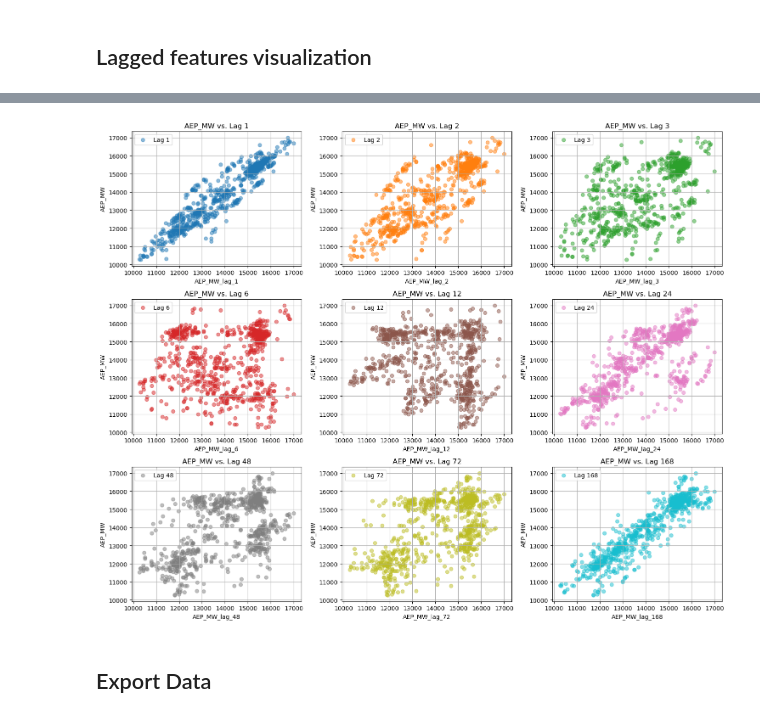
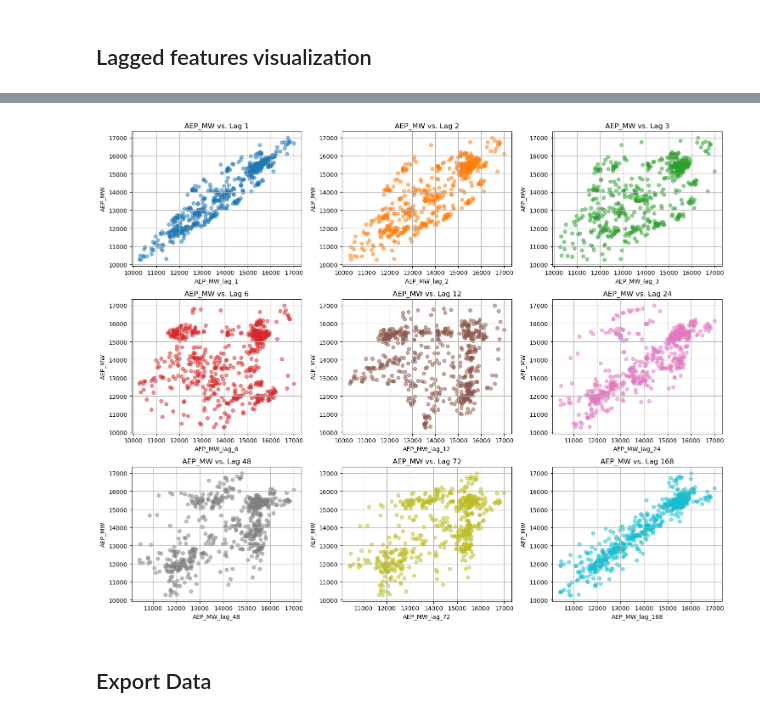
Before and after one commit to rubitopato/ML2_Practice, a Jupyter notebook: ML2_Project/modelo_normal/preprocessing.ipynb, the cells around one changed output, grey strips where cells are left out. Saved outputs shown, nothing was run; the diff lists cells and outputs as text; code cells hidden in the pictures.

```diff
--- a/ML2_Project/modelo_normal/preprocessing.ipynb
+++ b/ML2_Project/modelo_normal/preprocessing.ipynb
@@ -70,6 +70,7 @@ Summary Statistics:
 # %%
 data['Datetime'] = pd.to_datetime(data['Datetime'], format='%Y-%m-%d %H:%M:%S', errors='coerce')
 data.dropna(subset=['Datetime'], inplace=True)  # Drop rows with invalid dates
+data.sort_values(by='Datetime', inplace=True)  # Sort values by date
 # %%
 plt.figure(figsize=(14, 6))
 plt.plot(data['Datetime'], data['AEP_MW'])
@@ -350,27 +351,27 @@ plt.show()
 # %%
 # Define lags and grid size
 lags_to_plot = [1, 2, 3, 6, 12, 24, 48, 72, 168]
 rows, cols = 3, 3  # 3x3 grid
 colors = plt.cm.tab10(np.linspace(0, 1, len(lags_to_plot)))  # Assign unique colors
 
 plt.figure(figsize=(15, 12))
 
 for i, (lag, color) in enumerate(zip(lags_to_plot, colors)):
     plt.subplot(rows, cols, i+1)
 
     # Color based on lag
     plt.scatter(subset[f'AEP_MW_lag_{lag}'], subset['AEP_MW'], alpha=0.5, label=f'Lag {lag}', color=color)
 
     plt.title(f'AEP_MW vs. Lag {lag}')
     plt.xlabel(f'AEP_MW_lag_{lag}')
     plt.ylabel('AEP_MW')
     plt.grid(True)
-    plt.legend()  # Add legend to distinguish lags
+    # plt.legend()  # Add legend to distinguish lags
 
 plt.tight_layout()
 plt.show()
 # %% [output]
-[figure, old version]
+[figure, new version]
 # %% [markdown]
 ## Export Data
 # %%
```
Also changed, not shown: parts of 5 cells of this notebook, 1 other file.
